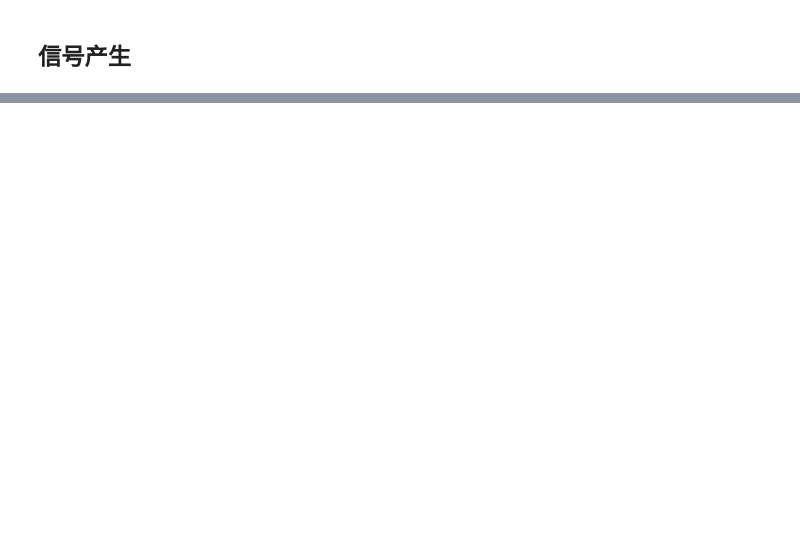
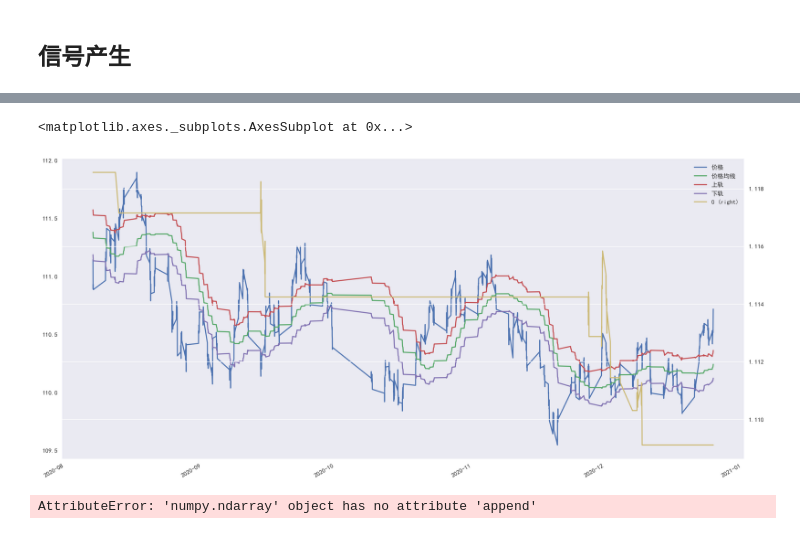
Before and after one commit to fangwen-li/southernfund, a Jupyter notebook: 国债期货策略.ipynb, the cells around one changed output, grey strips where cells are left out. Cells and saved outputs as stored; diff of their text form; code cells hidden in the pictures; blank space fills up the shorter version.

```diff
--- a/国债期货策略.ipynb
+++ b/国债期货策略.ipynb
@@ -497,0 +846,52 @@ Name: 价格, Length: 34837, dtype: float64
+# %%
+#定义趋势项，当中长期有比较明显的趋势时，增加开仓时间长度
+up_trend = future_price1.pct_change(int(4.5*4*10))["价格"]>0.02
+down_trend = future_price1.pct_change(int(4.5*4*10))["价格"]<-0.02
+trend = pd.DataFrame(pd.concat([up_trend*1,down_trend*(-1)],axis=1).sum(axis=1))
+trend.columns = ["趋势"]
+
+direction = future_price['close'] - future_price['open']
+direction = pd.DataFrame(direction, index =future_price.index,columns=['方向'] )
+#价格和成交量的均线
+price_ave = pd.DataFrame(future_price1.iloc[:,0].rolling(int(4.5*4*10)).mean())
+price_ave.columns =["价格均线"]
+volume_ave = pd.DataFrame(future_price1.iloc[:,1].rolling(int(4.5*4*20)).mean())
+volume_ave.columns = ["成交量均线"]
+price_vol = pd.DataFrame(future_price1.iloc[:,0].diff().rolling(int(4.5*4*3)).std()*3)
+price_vol = pd.DataFrame(future_price1.iloc[:,0].diff().rolling(int(4.5*4*3)).var()*30)
+price_vol.columns = ["价格标准差均线"]
+
+
+all_data = pd.concat([future_price1, price_ave,volume_ave,future_return['价格变动'],trend,price_vol,direction ],axis=1).dropna()
+#开仓信号，这里的信号定义的是当前时间段收盘时是否应该开仓
+
+u = all_data['价格均线']+all_data['价格标准差均线']
+u= pd.DataFrame(u,columns=['上轨'])
+d = all_data['价格均线']-all_data['价格标准差均线']
+d= pd.DataFrame(d,columns=['下轨'])
+pd.concat([all_data['价格'],all_data['价格均线'],u,d,new.net_value],axis=1).iloc[-1700:].plot(figsize=(20,10),secondary_y=[0])
+# %% [output]
+<matplotlib.axes._subplots.AxesSubplot at 0x...>
+[figure, added]
+# %%
+for i in range(1,len(future_price)-36):
+    if future_price.index[i]<c:
+        morning = 8
+        afternoon = 17
+    if future_price.index[i]>=c:
+        morning = 7
+        afternoon = 16
+
+    if ((future_price['open'][i] - future_price['close'][i-1])>0.005) and (future_price['open'][i]<future_price['close'][i]) :
+        if (future_price['low'][i:i+morning].min()>future_price['high'][i-1]):
+            if future_price['open'].pct_change(6)[i+morning]>0:#上午最后15min开盘买入，下午收盘卖出
+                long = (future_price['open'].pct_change(60)[i+morning]>0)*1
+                long_return.append(future_price['close'][i+afternoon+long*morning]-future_price['open'][i+morning])
+
+    if ((future_price['open'][i] - future_price['close'][i-1])<-0.005) and (future_price['open'][i]>future_price['close'][i]) :
+        if (future_price['high'][i:i+morning].max()<future_price['low'][i-1]) :
+            if future_price['open'].pct_change(3)[i+morning]<0:
+                short = (future_price['open'].pct_change(60)[i+morning]<0)*1
+                short_return.append(future_price['open'][i+morning]-future_price['close'][i+afternoon+short*morning])
+# %% [output]
+AttributeError: 'numpy.ndarray' object has no attribute 'append'
```
Also changed, not shown: parts of 50 cells of this notebook, 8 other files.
